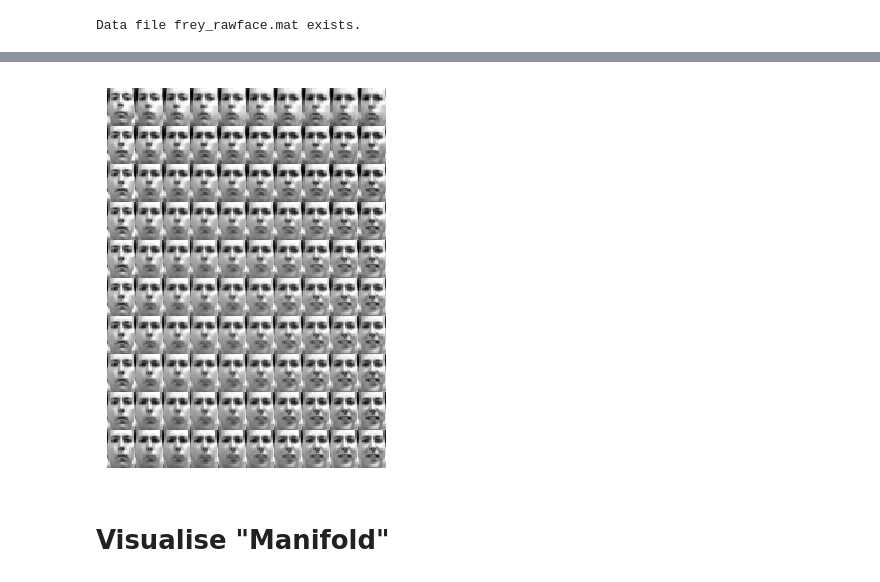
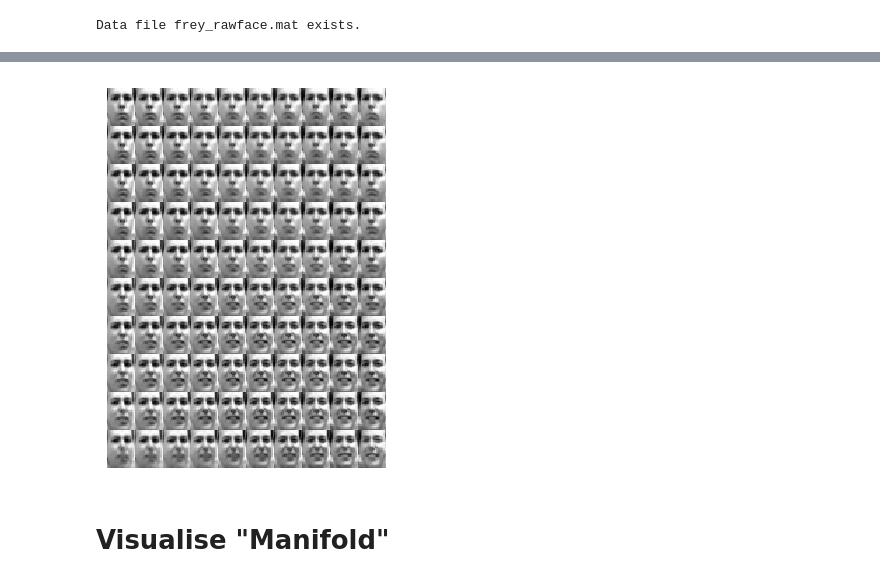
Before and after one commit to omarnmahmood/AEVB, a Jupyter notebook: VAE_Trial1.ipynb, the cells around one changed output, grey strips where cells are left out. Drawn from its saved outputs; the diff is of its cells as text; code cells hidden in the pictures.

```diff
--- a/VAE_Trial1.ipynb
+++ b/VAE_Trial1.ipynb
@@ -279,0 +284,4 @@ optimizer = Adam(test.parameters(),lr=1e-3)
+# %%
+optimizer = Adam(test.parameters(),lr=1e-3, betas=(0.9, 0.999), eps=1e-4)
+lr_scheduler = MultiStepLR(optimizer, milestones=[3,9,27,81,243,729,2187], gamma=10**(-1/7))
+test.apply(VAE_NN.init_weights_xavier)
@@ -280,11 +304,11 @@ optimizer = Adam(test.parameters(),lr=1e-3)
 # %%
-train_data,_ = VAE_NN.get_data_loaders(b_size=100,data='Frey')
+train_data,_ = VAE_NN.get_data_loaders(b_size=20,data='Frey')
 # %% [output]
 Data file frey_rawface.mat exists.
 # %%
 t = time.time()
 ep = 500
-VAE_NN.train(test,optimizer,train_data, VAE_NN.elbo_loss, epochs = ep)
+VAE_NN.train(test,optimizer,train_data, VAE_NN.elbo_loss, epochs = ep, beta=1,scheduler=lr_scheduler)
 t_e = time.time() - t
 print('Seconds for %d epcohs: %d' % (ep,t_e))
 # %% [output]
@@ -312,31 +342,31 @@ from scipy.stats import norm
 import matplotlib.pyplot as plt
 import matplotlib.gridspec as gridspec
 # %%
-grid = np.linspace(0+1e-4, 1-1e-4, 20)
+grid = np.linspace(0.1, 0.99, 10)
 # %%
 import matplotlib.pyplot as plt
 import matplotlib.gridspec as gridspec
 
 plt.figure(figsize = (5,7))
 gs1 = gridspec.GridSpec(10, 10)
 gs1.update(wspace=0.0, hspace=0.0) # set the spacing between axes.
 
-for i in range(10):
-    for j in range(10):
+for i in range(len(grid)):
+    for j in range(len(grid)):
         ax1 = plt.subplot(gs1[i,j])
         plt.axis('on')
         ax1.set_xticklabels([])
         ax1.set_yticklabels([])
         ax1.set_aspect('equal')
         noise = Variable(torch.Tensor([norm.ppf(grid[i]),norm.ppf(grid[j])])).cuda()
         im,_ = test.decode(noise)
         im = im.data.cpu().numpy()
         plt.imshow(np.reshape(im,(28,20)),cmap='gray')
         plt.axis('off')
-plt.savefig('./Images/Frey_2.png')
+plt.savefig('./Images/Frey_4.png')
 plt.show()
 # %% [output]
-[figure, old version]
+[figure, new version]
 # %% [markdown]
 # Visualise "Manifold"
 # %%
```
Also changed, not shown: parts of 12 cells of this notebook, 6 other files.
